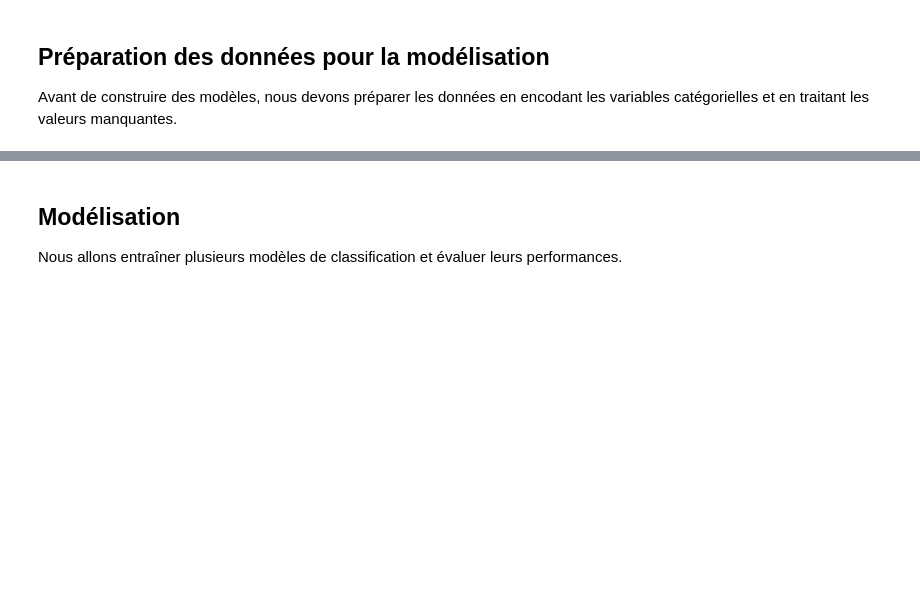
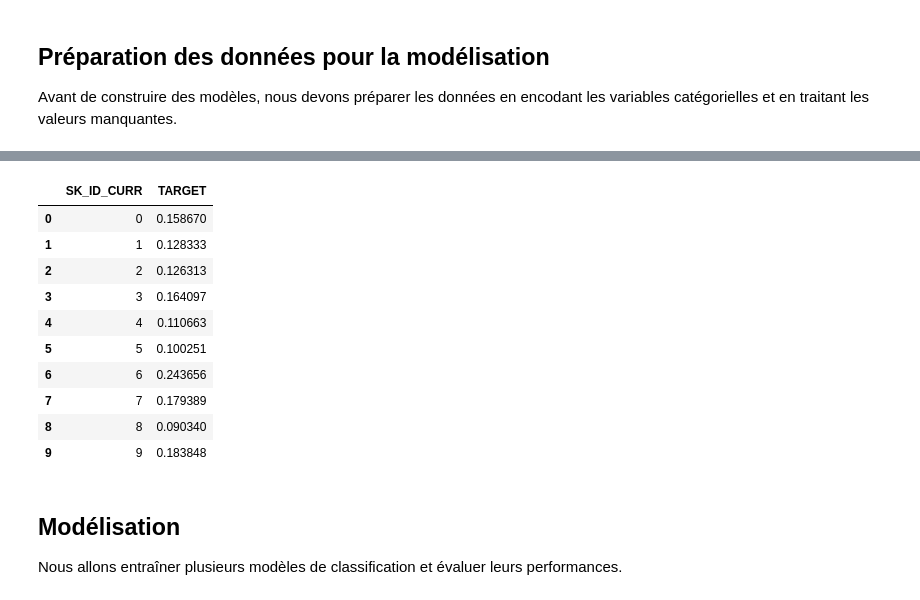
Before and after one commit to carter221/credits_scoring_ia, a Jupyter notebook: notebooks/model_exploration.ipynb, the cells around one changed output, grey strips where cells are left out. Cells and saved outputs as stored; diff of their text form; code cells hidden in the pictures; blank space fills up the shorter version.

```diff
--- a/notebooks/model_exploration.ipynb
+++ b/notebooks/model_exploration.ipynb
@@ -608,14 +628,17 @@ train = train.replace([np.inf, -np.inf], np.nan)
 test = test.replace([np.inf, -np.inf], np.nan)
 new_test = new_test.replace([np.inf, -np.inf], np.nan)
 
+# Sélectionner uniquement les colonnes numériques
+numeric_features = train[features].select_dtypes(include=[np.number]).columns
+
 # Créer un SimpleImputer pour remplacer les valeurs manquantes par la médiane
 imputer = SimpleImputer(strategy="median")
-imputer.fit(train[features])
+imputer.fit(train[numeric_features])
 
 # Transformer les jeux de données
-train_transformed = imputer.transform(train[features])
-test_transformed = imputer.transform(test[features])
-new_test_transformed = imputer.transform(new_test)
+train_transformed = imputer.transform(train[numeric_features])
+test_transformed = imputer.transform(test[numeric_features])
+new_test_transformed = imputer.transform(new_test[numeric_features])
 
 # Mise à l'échelle des données
 scaler = MinMaxScaler(feature_range=(0, 1))
@@ -717,10 +747,28 @@ plt.show()
 # %%
+# Vérifier si le modèle logistic_regressor est défini
+if 'logistic_regressor' not in globals():
+	# Entraîner un modèle de régression logistique si nécessaire
+	logistic_regressor = LogisticRegression(random_state=42, max_iter=1000)
+	logistic_regressor.fit(train_transformed, target)
+
 # Préparer les prédictions de probabilité pour la soumission
 log_regression_pred_test = logistic_regressor.predict_proba(test_transformed)[:, 1]
 
 # Créer un DataFrame pour la soumission
 submission_log_regression = pd.DataFrame({'SK_ID_CURR': test['SK_ID_CURR'], 'TARGET': log_regression_pred_test})
 submission_log_regression.head(10)
+# %% [output]
+|  | SK_ID_CURR | TARGET |
+| 0 | 0 | 0.158670 |
+| 1 | 1 | 0.128333 |
+| 2 | 2 | 0.126313 |
+| 3 | 3 | 0.164097 |
+| 4 | 4 | 0.110663 |
+| 5 | 5 | 0.100251 |
+| 6 | 6 | 0.243656 |
+| 7 | 7 | 0.179389 |
+| 8 | 8 | 0.090340 |
+| 9 | 9 | 0.183848 |
 # %% [markdown]
 ## Modélisation
 
```
Also changed, not shown: parts of 16 cells of this notebook, 1 other file.
